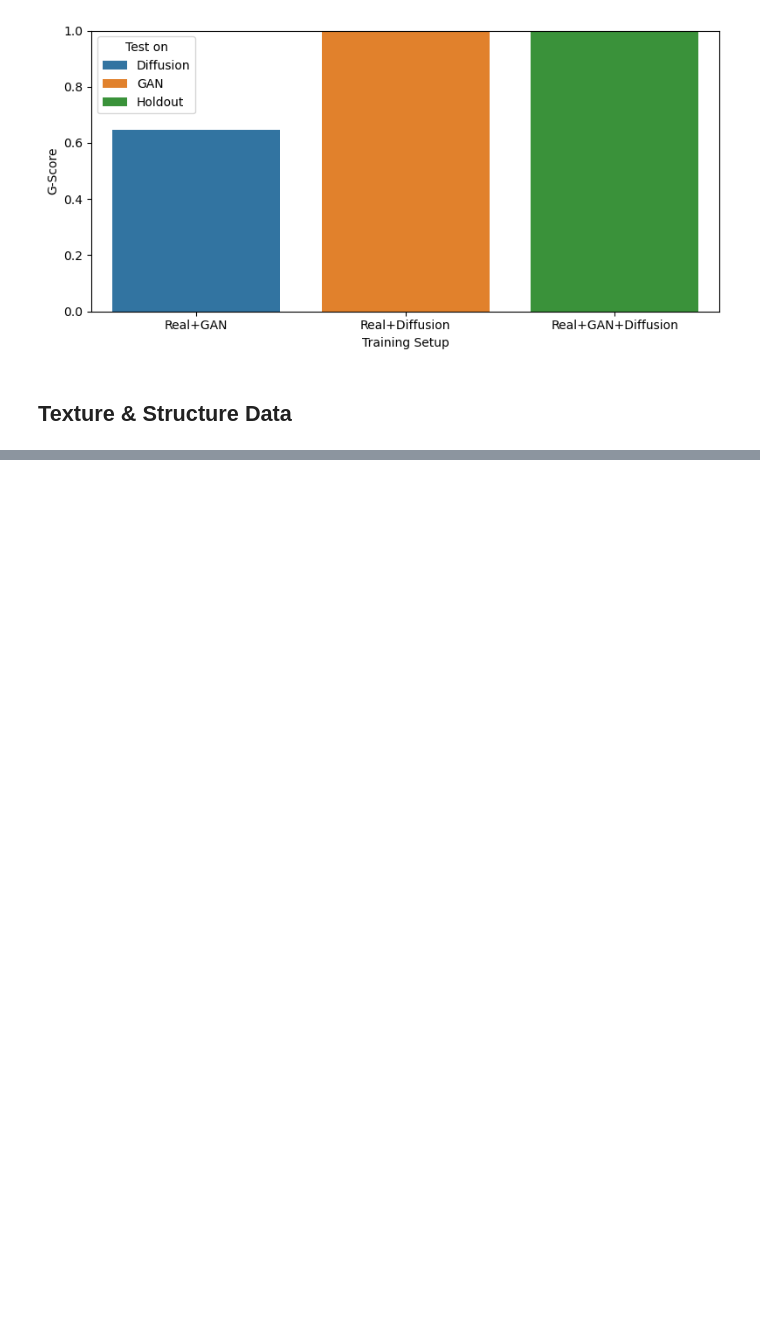
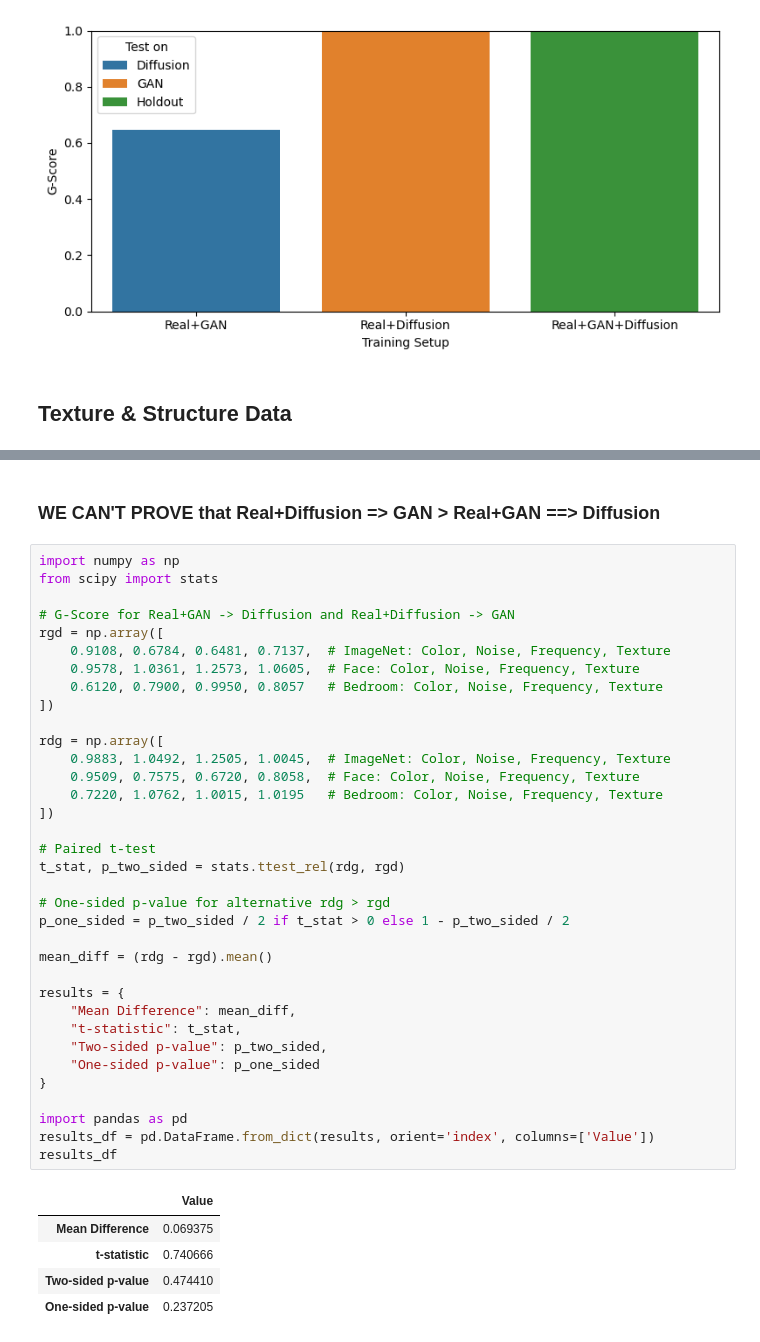
Before and after one commit to SamLB9/GAN-vs.-Diffusion-Images, a Jupyter notebook: notebooks/generalization_analysis_imagenet.ipynb, the cells around one changed output, grey strips where cells are left out. Cells and saved outputs as stored; diff of their text form; blank space fills up the shorter version.

```diff
--- a/notebooks/generalization_analysis_imagenet.ipynb
+++ b/notebooks/generalization_analysis_imagenet.ipynb
@@ -1075,3 +1080,46 @@ Unseen Accuracy per label (Real+Diffusion→GAN): Real=0.9400, Fake=0.9873
 1           0.9400           0.9873
 2           0.9733           0.9903
 [figure]
+# %% [markdown]
+### WE CAN'T PROVE that Real+Diffusion => GAN > Real+GAN ==> Diffusion
+# %%
+import numpy as np
+from scipy import stats
+
+# G-Score for Real+GAN -> Diffusion and Real+Diffusion -> GAN
+rgd = np.array([
+    0.9108, 0.6784, 0.6481, 0.7137,  # ImageNet: Color, Noise, Frequency, Texture
+    0.9578, 1.0361, 1.2573, 1.0605,  # Face: Color, Noise, Frequency, Texture
+    0.6120, 0.7900, 0.9950, 0.8057   # Bedroom: Color, Noise, Frequency, Texture
+])
+
+rdg = np.array([
+    0.9883, 1.0492, 1.2505, 1.0045,  # ImageNet: Color, Noise, Frequency, Texture
+    0.9509, 0.7575, 0.6720, 0.8058,  # Face: Color, Noise, Frequency, Texture
+    0.7220, 1.0762, 1.0015, 1.0195   # Bedroom: Color, Noise, Frequency, Texture
+])
+
+# Paired t-test
+t_stat, p_two_sided = stats.ttest_rel(rdg, rgd)
+
+# One-sided p-value for alternative rdg > rgd
+p_one_sided = p_two_sided / 2 if t_stat > 0 else 1 - p_two_sided / 2
+
+mean_diff = (rdg - rgd).mean()
+
+results = {
+    "Mean Difference": mean_diff,
+    "t-statistic": t_stat,
+    "Two-sided p-value": p_two_sided,
+    "One-sided p-value": p_one_sided
+}
+
+import pandas as pd
+results_df = pd.DataFrame.from_dict(results, orient='index', columns=['Value'])
+results_df
+# %% [output]
+|  | Value |
+| Mean Difference | 0.069375 |
+| t-statistic | 0.740666 |
+| Two-sided p-value | 0.474410 |
+| One-sided p-value | 0.237205 |
```
Also changed, not shown: parts of 6 cells of this notebook, 21 other files.
